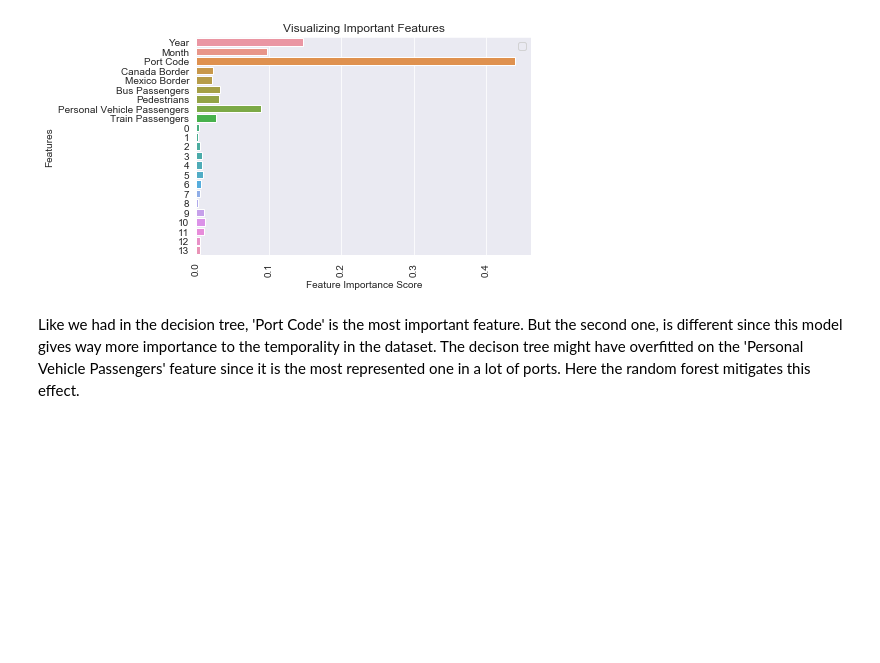
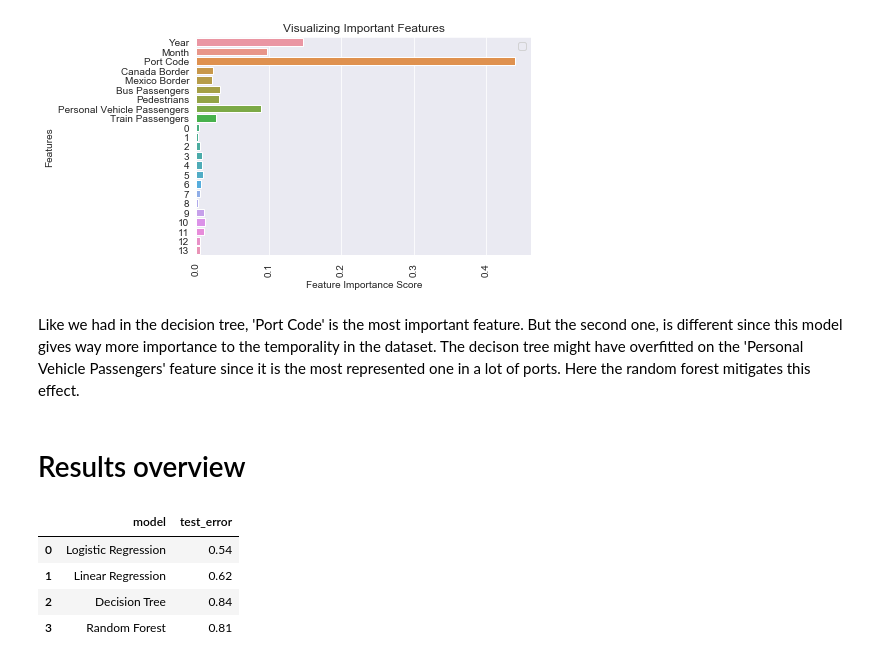
Before and after one commit to rnaua/DMML2019_Team_Swatch, a Jupyter notebook: code/MachineLearning.ipynb, the cells around one changed output. Saved outputs shown, nothing was run; the diff lists cells and outputs as text; code cells hidden in the pictures; blank space fills up the shorter version.

```diff
--- a/code/MachineLearning.ipynb
+++ b/code/MachineLearning.ipynb
@@ -818,3 +818,16 @@ No handles with labels found to put in legend.
 [figure]
 # %% [markdown]
 Like we had in the decision tree, 'Port Code' is the most important feature. But the second one, is different since this model gives way more importance to the temporality in the dataset. The decison tree might have overfitted on the 'Personal Vehicle Passengers' feature since it is the most represented one in a lot of ports. Here the random forest mitigates this effect.
+# %% [markdown]
+# Results overview
+# %%
+results = [["Logistic Regression",0.54],["Linear Regression",0.62],["Decision Tree",0.84],["Random Forest",0.81]]
+results = pd.DataFrame(results)
+results = results.rename(columns={0:"model",1: "test_error"})
+results
+# %% [output]
+|  | model | test_error |
+| 0 | Logistic Regression | 0.54 |
+| 1 | Linear Regression | 0.62 |
+| 2 | Decision Tree | 0.84 |
+| 3 | Random Forest | 0.81 |
```
Also changed, not shown: parts of 1 cell of this notebook.
